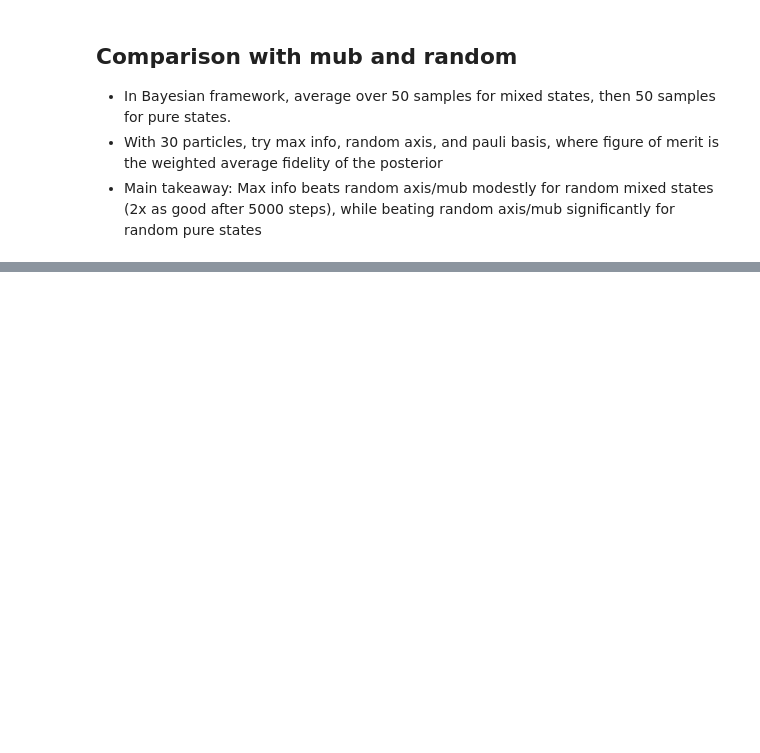
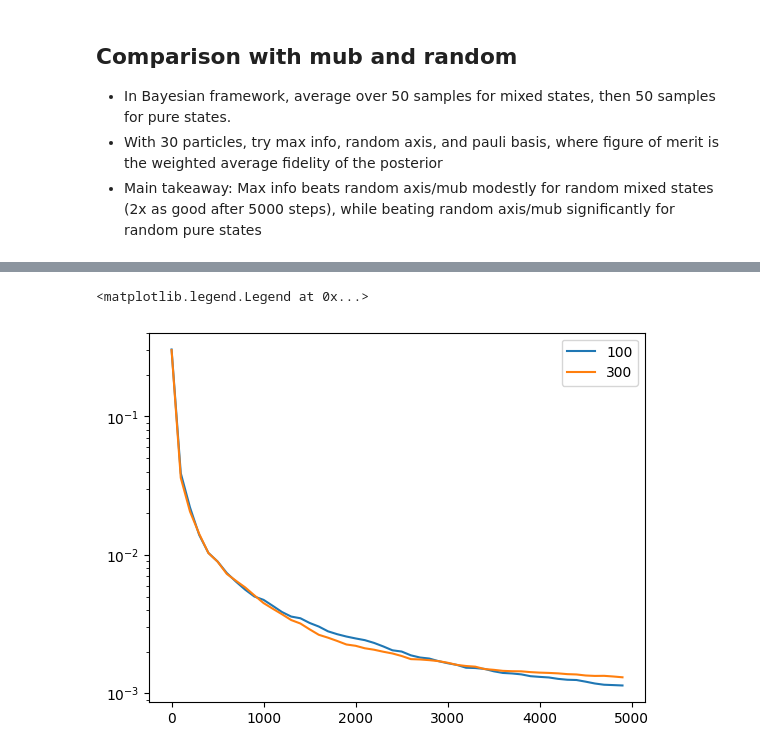
Before and after one commit to JackieLee23/adaptive_qst, a Jupyter notebook: notebooks/max_info_mixed_states.ipynb, the cells around one changed output, grey strips where cells are left out. Saved outputs shown, nothing was run; the diff lists cells and outputs as text; code cells hidden in the pictures; blank space fills up the shorter version.

```diff
--- a/notebooks/max_info_mixed_states.ipynb
+++ b/notebooks/max_info_mixed_states.ipynb
@@ -217,0 +213,30 @@ plt.legend()
+# %%
+n_tests = 50
+n_measurements = 5000
+n_models = 2
+data_freq = 100 ## How often to collect data
+pure_state = True
+
+infidelities = np.zeros((n_tests, n_models, n_measurements // data_freq))
+
+particle_nums = [100, 300]
+
+import time
+start = time.time()
+
+for i in range(n_tests):
+    print(f"Running test {i}")
+
+    for j in range(n_models):
+        print(f"Running subtest {j}")
+
+        if pure_state:
+            hidden_state = HiddenState(DensityMatrix(random_statevector(2)).data)
+
+        else:
+            hidden_state = HiddenState(random_density_matrix(2).data)
+
+        infidelities[i, j] = run_bayes(hidden_state, n_measurements, n_particles = particle_nums[j],
+                                       model = INFO, data_freq = data_freq)
+
+print(time.time() - start)
@@ -217,0 +263,13 @@ plt.legend()
+# %%
+infidelities = np.load("data/particle_test_mixed.npz")['arr_1']
+avgs = np.mean(infidelities, axis = 0)
+
+plt.plot(np.arange(0, n_measurements, data_freq), avgs[0], label = "100")
+plt.plot(np.arange(0, n_measurements, data_freq), avgs[1], label = "300")
+#plt.plot(np.arange(0, n_measurements, data_freq), avgs[2], label = "pauli")
+
+plt.yscale('log')
+plt.legend()
+# %% [output]
+<matplotlib.legend.Legend at 0x...>
+[figure, added]
```
Also changed, not shown: parts of 8 cells of this notebook, 5 other files.
